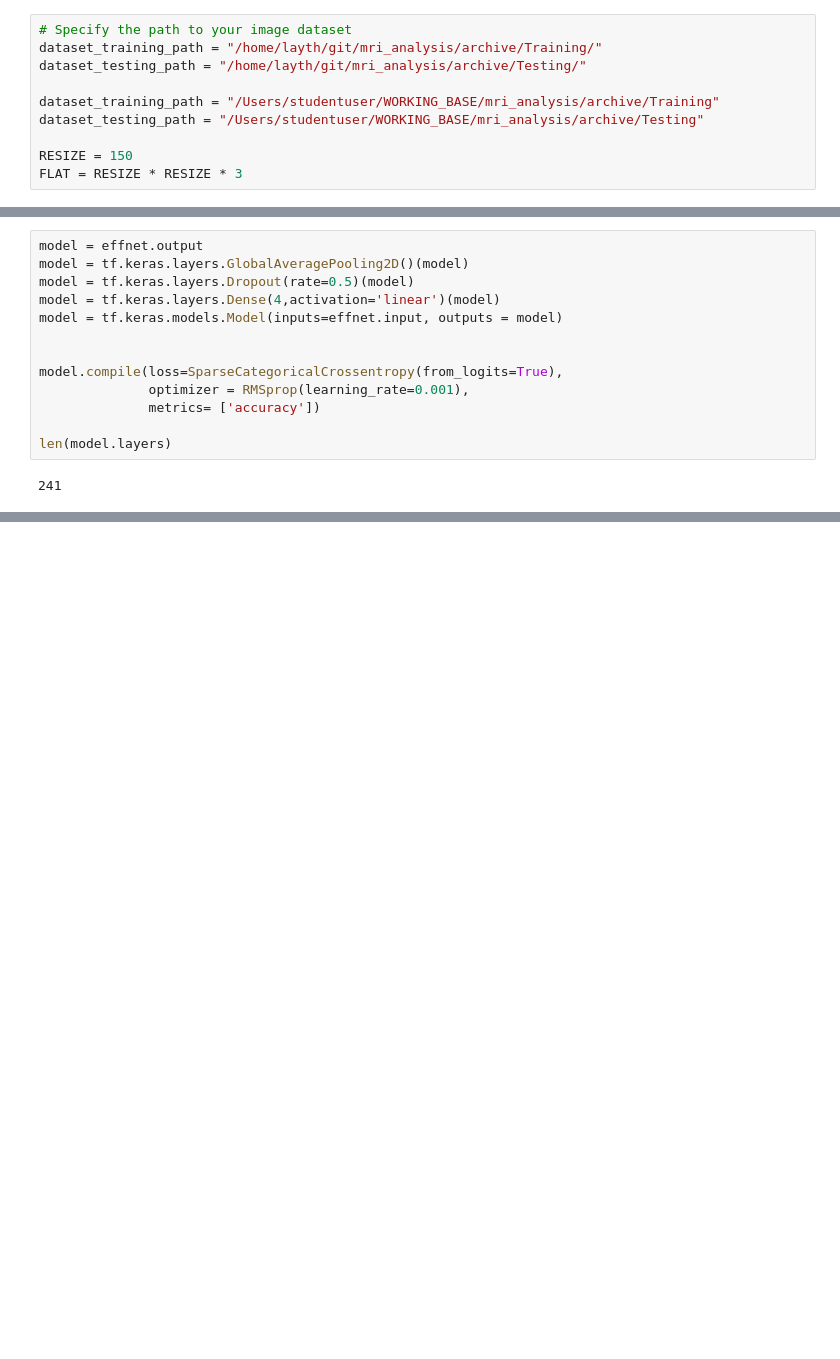
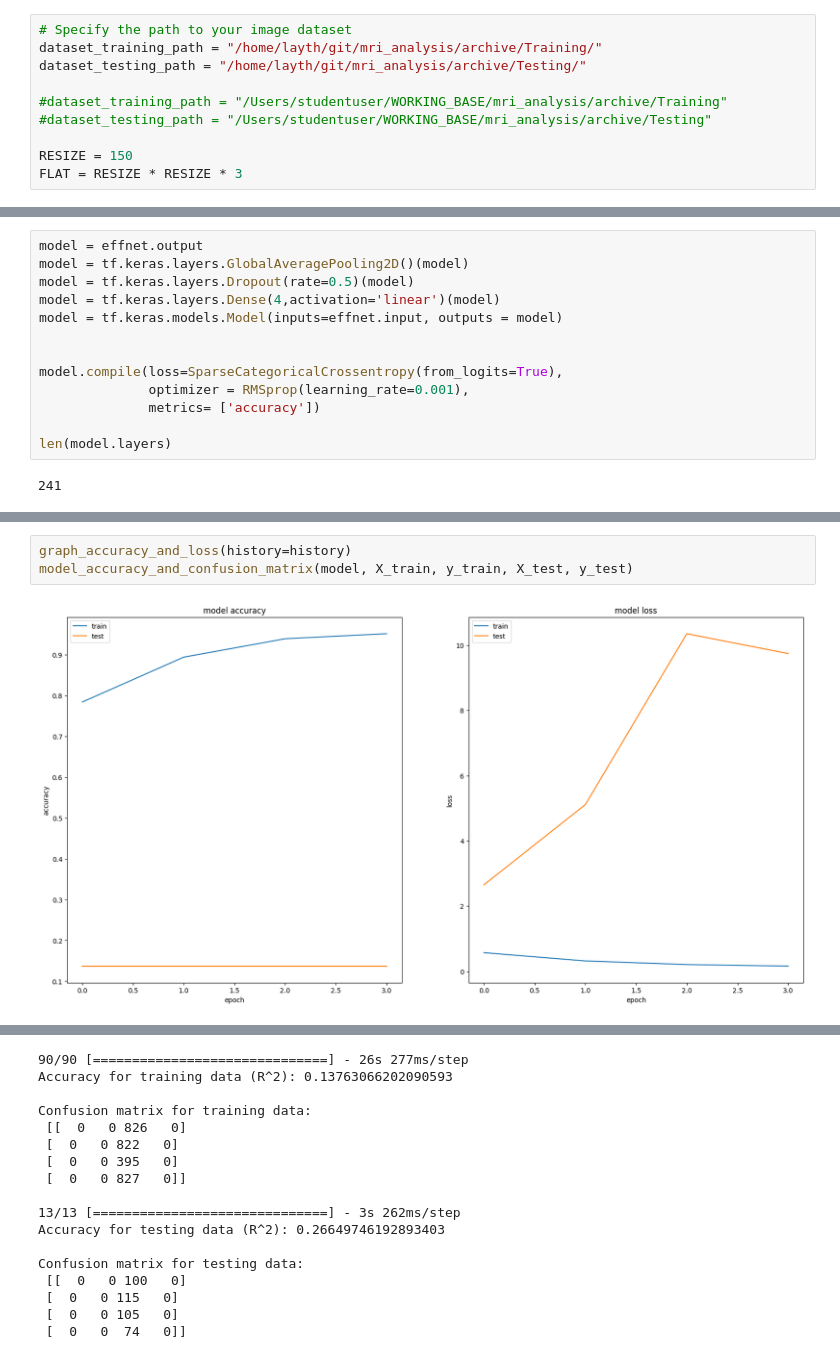
Before and after one commit to Layth17/mri_analysis, a Jupyter notebook: neural_network2.ipynb, the cells around one changed output, grey strips where cells are left out. Drawn from its saved outputs; the diff is of its cells as text; blank space fills up the shorter version.

```diff
--- a/neural_network2.ipynb
+++ b/neural_network2.ipynb
@@ -19,8 +25,8 @@ import matplotlib.pyplot as plt
 dataset_training_path = "/home/layth/git/mri_analysis/archive/Training/"
 dataset_testing_path = "/home/layth/git/mri_analysis/archive/Testing/"
 
-dataset_training_path = "/Users/studentuser/WORKING_BASE/mri_analysis/archive/Training"
-dataset_testing_path = "/Users/studentuser/WORKING_BASE/mri_analysis/archive/Testing"
+#dataset_training_path = "/Users/studentuser/WORKING_BASE/mri_analysis/archive/Training"
+#dataset_testing_path = "/Users/studentuser/WORKING_BASE/mri_analysis/archive/Testing"
 
 RESIZE = 150
 FLAT = RESIZE * RESIZE * 3
@@ -174,0 +195,5 @@ KeyboardInterrupt:
+# %%
+graph_accuracy_and_loss(history=history)
+model_accuracy_and_confusion_matrix(model, X_train, y_train, X_test, y_test)
+# %% [output]
+[figure, added]
@@ -174,0 +203,17 @@ KeyboardInterrupt:
+90/90 [==============================] - 26s 277ms/step
+Accuracy for training data (R^2): 0.13763066202090593
+
+Confusion matrix for training data:
+ [[  0   0 826   0]
+ [  0   0 822   0]
+ [  0   0 395   0]
+ [  0   0 827   0]]
+
+13/13 [==============================] - 3s 262ms/step
+Accuracy for testing data (R^2): 0.26649746192893403
+
+Confusion matrix for testing data:
+ [[  0   0 100   0]
+ [  0   0 115   0]
+ [  0   0 105   0]
+ [  0   0  74   0]]
```
Also changed, not shown: parts of 4 cells of this notebook, 2 other files.
